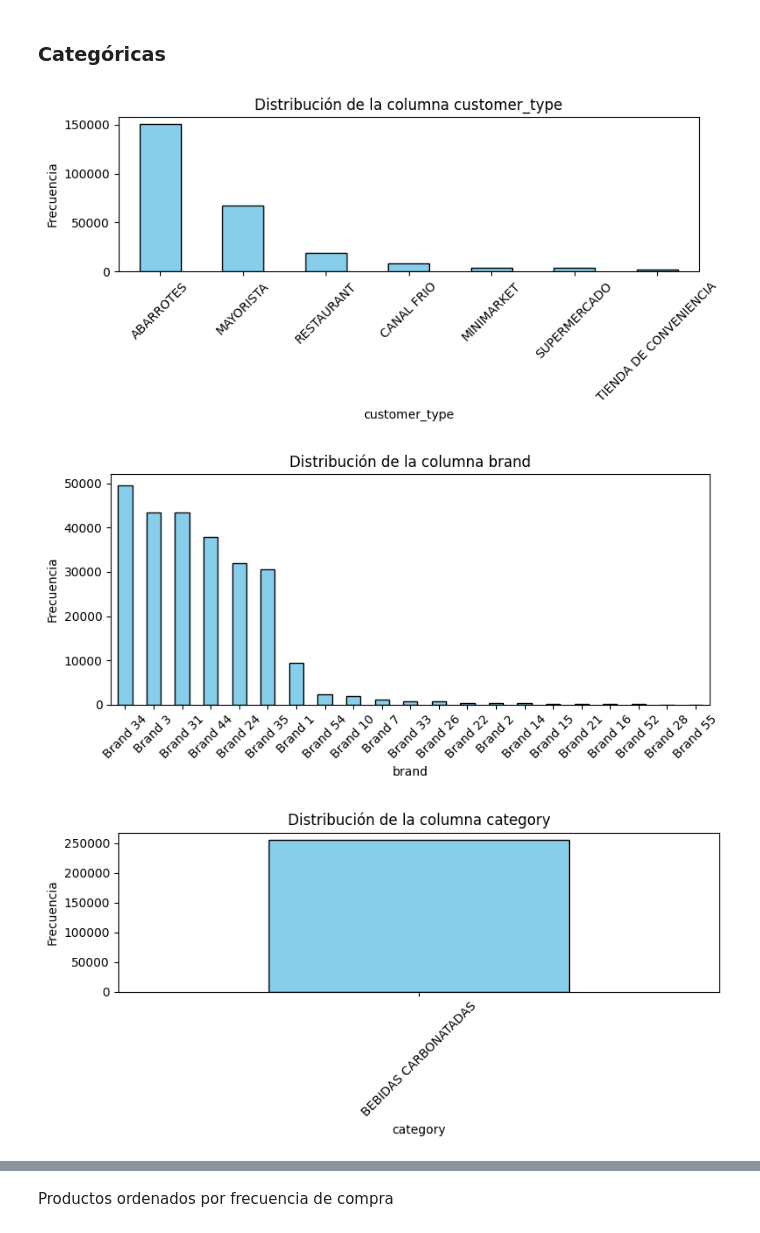
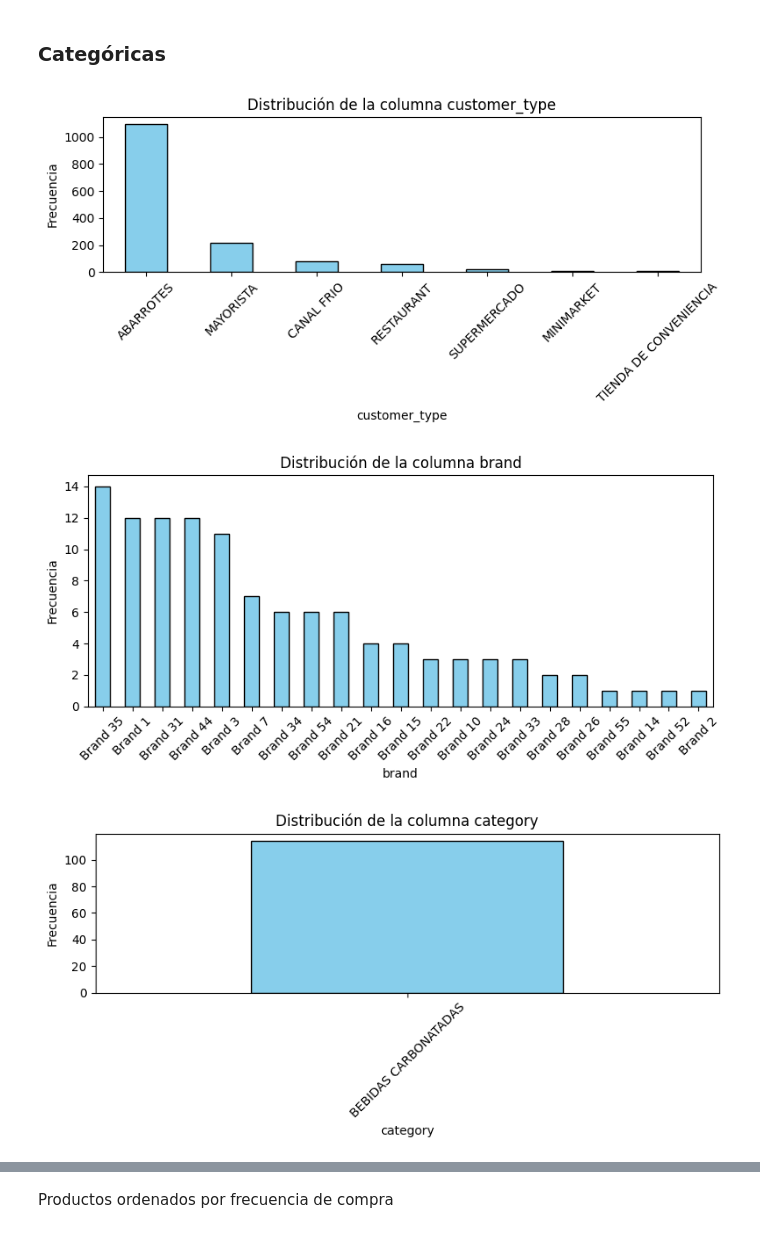
Before and after one commit to cristianjaram/MDS7202-labs, a Jupyter notebook: proyecto_lab/enunciado_entrega1.ipynb, the cells around one changed output, grey strips where cells are left out. Cells and saved outputs as stored; diff of their text form; code cells hidden in the pictures.

```diff
--- a/proyecto_lab/enunciado_entrega1.ipynb
+++ b/proyecto_lab/enunciado_entrega1.ipynb
@@ -443,0 +471,2 @@ plt.show()
+# %%
+transacciones = transacciones[transacciones['items'] >= 0]
@@ -443,0 +481,5 @@ plt.show()
+# %%
+print('Clientes que únicos que aparecen en transacciones:', transacciones['customer_id'].nunique())
+print('Clientes que no aparecen en transacciones:', clientes['customer_id'].nunique() - transacciones['customer_id'].nunique())
+
+clientes = clientes[clientes['customer_id'].isin(transacciones['customer_id'].unique())]
@@ -443,0 +493,6 @@ plt.show()
+# %%
+print('Productos originales:', productos['product_id'].nunique())
+print('Productos únicos que aparecen en transacciones:', transacciones['product_id'].nunique())
+print('Productos que no aparecen en transacciones:', productos['product_id'].nunique() - transacciones['product_id'].nunique())
+
+productos = productos[productos['product_id'].isin(transacciones['product_id'].unique())]
@@ -444,8 +503,9 @@ plt.show()
 # %%
 # Boxplots directamente con pandas
-for col in data.select_dtypes(include=[np.number]).columns:
-    plt.figure()
-    data.boxplot(column=col)
-    plt.title(f'Boxplot de {col}')
-    plt.show()
+for df in [clientes, productos, transacciones[['order_id', 'purchase_date', 'items']]]:
+    for col in df.select_dtypes(include=[np.number]).columns:
+        plt.figure()
+        df.boxplot(column=col)
+        plt.title(f'Boxplot de {col}')
+        plt.show()
 # %% [output]
@@ -475,18 +522,19 @@ plt.show()
 # %% [markdown]
 ### Categóricas
 # %%
-string_columns = data.select_dtypes(include=['string']).columns
-for col in string_columns:
-    # Ejemplo con la columna "C" categórica
-    data[col].value_counts().plot(kind='bar', figsize=(8, 4), color="skyblue", edgecolor="black")
+for df in [clientes, productos, transacciones]:
+    string_columns = df.select_dtypes(include=['string']).columns
+    for col in string_columns:
+        # Ejemplo con la columna "C" categórica
+        df[col].value_counts().plot(kind='bar', figsize=(8, 4), color="skyblue", edgecolor="black")
 
-    plt.title(f'Distribución de la columna {col}')
-    plt.xlabel(col)
-    plt.ylabel('Frecuencia')
-    plt.xticks(rotation=45)
-    plt.tight_layout()
-    plt.show()
+        plt.title(f'Distribución de la columna {col}')
+        plt.xlabel(col)
+        plt.ylabel('Frecuencia')
+        plt.xticks(rotation=45)
+        plt.tight_layout()
+        plt.show()
 # %% [output]
-[figure, old version]
+[figure, new version]
-[figure, old version]
+[figure, new version]
-[figure, old version]
+[figure, new version]
```
Also changed, not shown: parts of 72 cells of this notebook.
